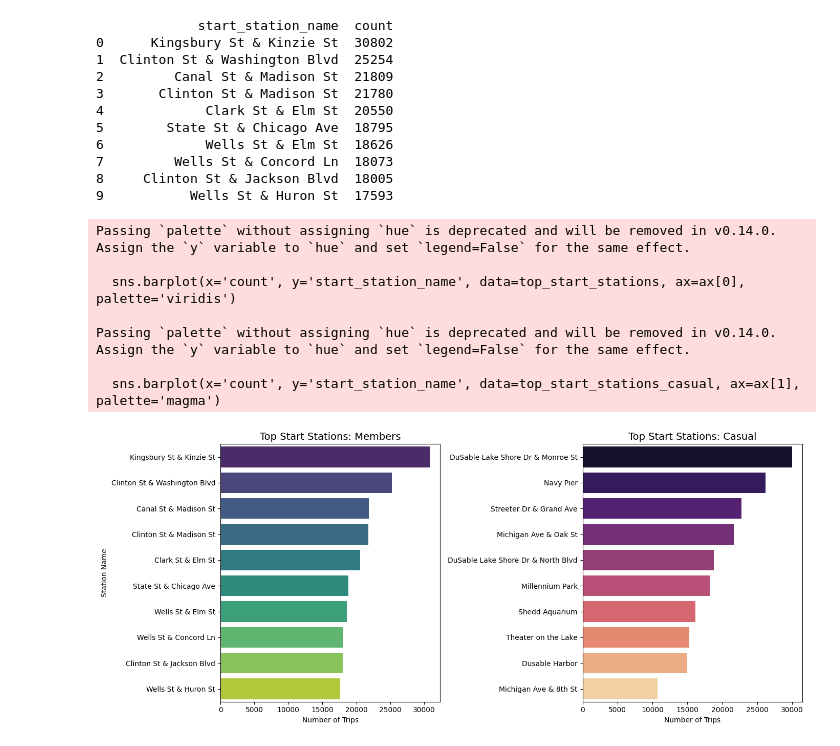
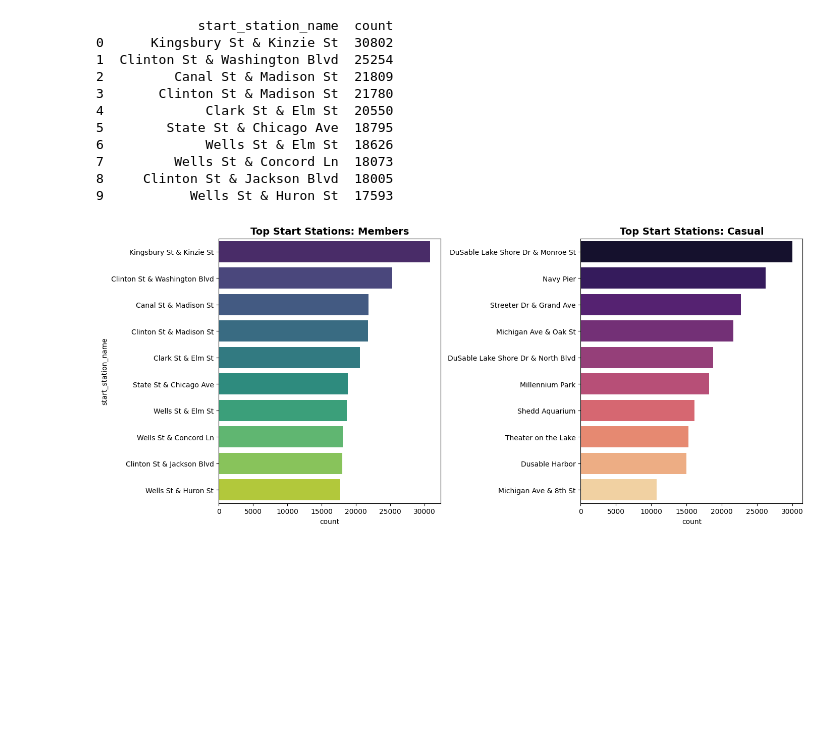
Before and after one commit to premsundar28/Cyclistic, a Jupyter notebook: master.ipynb, the cells around one changed output. Drawn from its saved outputs; the diff is of its cells as text; code cells hidden in the pictures; blank space fills up the shorter version.

```diff
--- a/master.ipynb
+++ b/master.ipynb
@@ -569,30 +569,33 @@ print(top_start_stations)
 8     Clinton St & Jackson Blvd  18005
 9           Wells St & Huron St  17593
 # %%
-# Create a figure with 2 side-by-side subplots
-fig, ax = plt.subplots(1, 2, figsize=(14, 6))
+fig, ax = plt.subplots(1, 2, figsize=(14, 6), constrained_layout=True)
 
-# Plot 1: Member Stations (Left)
-sns.barplot(x='count', y='start_station_name', data=top_start_stations, ax=ax[0], palette='viridis')
-ax[0].set_title('Top Start Stations: Members', fontsize=14)
-ax[0].set_xlabel('Number of Trips')
-ax[0].set_ylabel('Station Name')
+# Plot 1: Member Stations
+sns.barplot(
+    x='count',
+    y='start_station_name',
+    data=top_start_stations,
+    ax=ax[0],
+    palette='viridis',
+    hue='start_station_name',  # Link y variable to hue
+    legend=False               # Disable redundant legend
+)
+ax[0].set_title('Top Start Stations: Members', fontsize=14, fontweight='bold')
 
-# Plot 2: Casual Stations (Right)
-sns.barplot(x='count', y='start_station_name', data=top_start_stations_casual, ax=ax[1], palette='magma')
-ax[1].set_title('Top Start Stations: Casual', fontsize=14)
-ax[1].set_xlabel('Number of Trips')
-ax[1].set_ylabel('') # Clear label on the right to save space
+# Plot 2: Casual Stations
+sns.barplot(
+    x='count',
+    y='start_station_name',
+    data=top_start_stations_casual,
+    ax=ax[1],
+    palette='magma',
+    hue='start_station_name',  # Link y variable to hue
+    legend=False               # Disable redundant legend
+)
+ax[1].set_title('Top Start Stations: Casual', fontsize=14, fontweight='bold')
+ax[1].set_ylabel('')
 
-# Automatically adjust layout to prevent label overlapping
-plt.tight_layout()
 plt.show()
 # %% [output]
-Passing `palette` without assigning `hue` is deprecated and will be removed in v0.14.0. Assign the `y` variable to `hue` and set `legend=False` for the same effect.
-
-  sns.barplot(x='count', y='start_station_name', data=top_start_stations, ax=ax[0], palette='viridis')
-
-Passing `palette` without assigning `hue` is deprecated and will be removed in v0.14.0. Assign the `y` variable to `hue` and set `legend=False` for the same effect.
-
-  sns.barplot(x='count', y='start_station_name', data=top_start_stations_casual, ax=ax[1], palette='magma')
-[figure, old version]
+[figure, new version]
```
Also changed, not shown: 2 other files.
